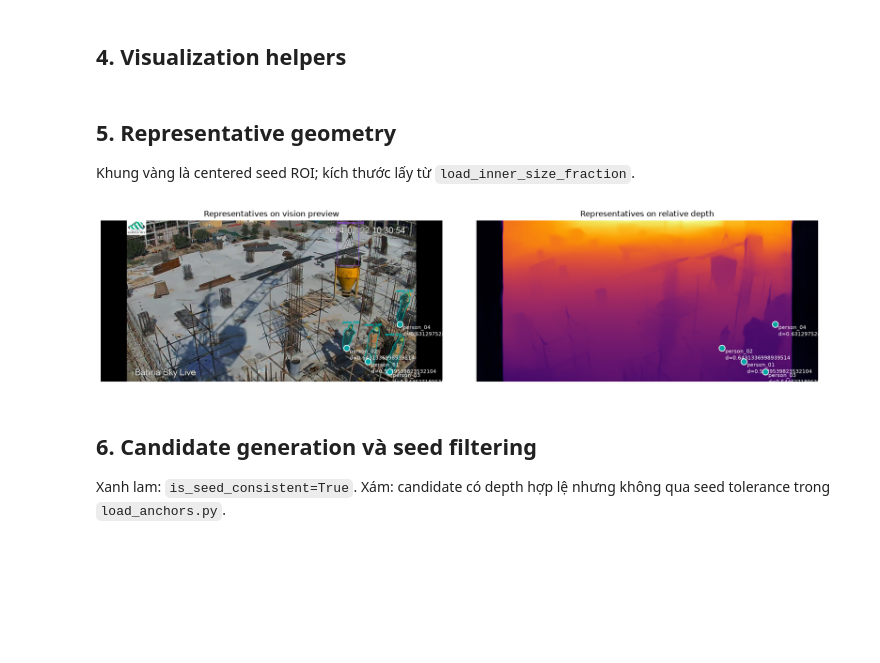
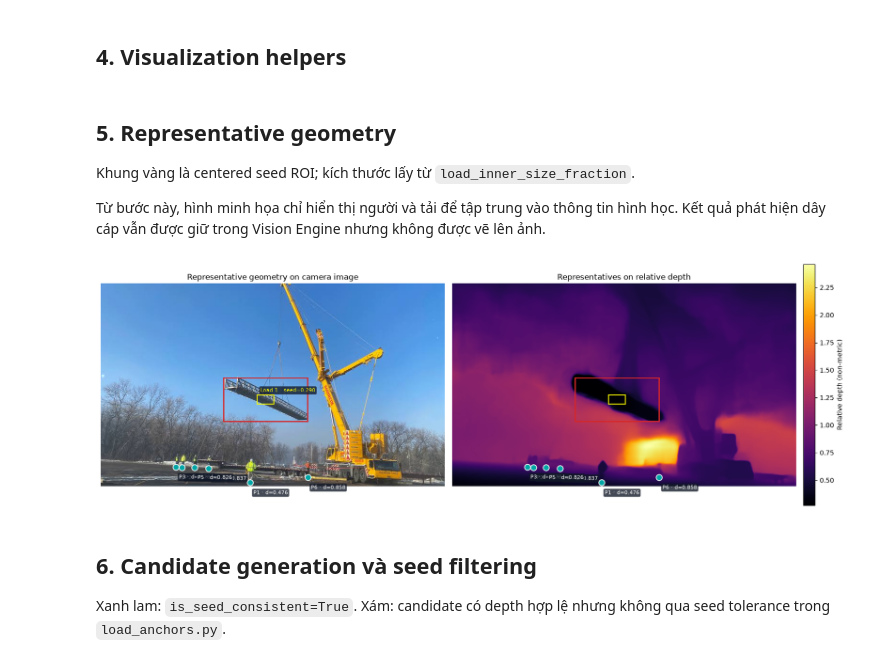
Before and after one commit to phucn01/crane-load-warning, a Jupyter notebook: notebooks/Vision_To_Geometry_Pipeline_Demo.ipynb, the cells around one changed output. Saved outputs shown, nothing was run; the diff lists cells and outputs as text; code cells hidden in the pictures; blank space fills up the shorter version.

Commit message:
feat(geometry): refine final anchors and pipeline visualizations

```diff
--- a/notebooks/Vision_To_Geometry_Pipeline_Demo.ipynb
+++ b/notebooks/Vision_To_Geometry_Pipeline_Demo.ipynb
@@ -81,7 +81,7 @@ Project root: D:\crane-load-warning
 ## 1. Input và cấu hình
 # %%
 # IMAGE_PATH = PROJECT_ROOT / 'data' / 'samples' / '16.png'
-IMAGE_PATH = Path(r"D:\crane-danger-zone-detection\vision_engine\datasets\demo\images\Crane_fall_zone_07.jpg")
+IMAGE_PATH = Path(r"D:\crane-danger-zone-detection\vision_engine\datasets\demo\images\Crane_fall_zone_03.jpg")
 MODELS_CONFIG_PATH = PROJECT_ROOT / 'configs' / 'models.local.yaml'
 GEOMETRY_CONFIG_PATH = PROJECT_ROOT / 'configs' / 'geometry.local.yaml'
 RISK_POLICY_CONFIG_PATH = PROJECT_ROOT / 'configs' / 'risk-policy.example.yaml'
@@ -316,19 +324,20 @@ def centered_inner_bbox(bbox, size_fraction):
     half_height = (y2 - y1) * size_fraction / 2.0
     return cx - half_width, cy - half_height, cx + half_width, cy + half_height
 
-def add_load_regions(axis, detection):
+def add_load_regions(axis, detection, *, show_inner_roi=True):
     x1, y1, x2, y2 = detection['bbox']
     axis.add_patch(Rectangle(
         (x1, y1), x2 - x1, y2 - y1, fill=False,
         edgecolor=COLORS['load'], linewidth=2, label='Hanging object',
     ))
-    ix1, iy1, ix2, iy2 = centered_inner_bbox(
-        detection['bbox'], geometry_config.representative_depth.load_inner_size_fraction,
-    )
-    axis.add_patch(Rectangle(
-        (ix1, iy1), ix2 - ix1, iy2 - iy1, fill=False,
-        edgecolor=COLORS['seed'], linewidth=1.5, label='Seed ROI',
-    ))
+    if show_inner_roi:
+        ix1, iy1, ix2, iy2 = centered_inner_bbox(
+            detection['bbox'], geometry_config.representative_depth.load_inner_size_fraction,
+        )
+        axis.add_patch(Rectangle(
+            (ix1, iy1), ix2 - ix1, iy2 - iy1, fill=False,
+            edgecolor=COLORS['seed'], linewidth=1.5, label='Seed ROI',
+        ))
 
 def focus_on_bbox(axis, bbox):
     x1, y1, x2, y2 = bbox
@@ -354,34 +363,54 @@ def seed_sort_key(candidate):
 ## 5. Representative geometry
 
 Khung vàng là centered seed ROI; kích thước lấy từ `load_inner_size_fraction`.
+
+Từ bước này, hình minh họa chỉ hiển thị người và tải để tập trung vào thông tin hình học. Kết quả phát hiện dây cáp vẫn được giữ trong Vision Engine nhưng không được vẽ lên ảnh.
 # %%
+geometry_visual_detections = tuple(
+    detection for detection in vision_result.detections
+    if detection['class_name'] != 'hanging_rope'
+)
+geometry_rgb = cv2.cvtColor(image_bgr, cv2.COLOR_BGR2RGB)
+label_box = {'boxstyle': 'round,pad=0.25', 'facecolor': '#111827',
+             'edgecolor': 'none', 'alpha': 0.78}
+
 fig, axes = plt.subplots(1, 2, figsize=(16, 6), constrained_layout=True)
-axes[0].imshow(preview_rgb)
-axes[1].imshow(np.ma.masked_invalid(depth_map), cmap='inferno')
-for item in person_geometry:
+axes[0].imshow(geometry_rgb)
+depth_artist = axes[1].imshow(
+    np.ma.masked_invalid(depth_map), cmap='inferno',
+    vmin=depth_low, vmax=depth_high,
+)
+for person_index, item in enumerate(person_geometry, start=1):
     result = item['representative']
+    depth_label = 'n/a' if result.depth.value is None else f'{result.depth.value:.3f}'
     for axis in axes:
         axis.scatter(result.point.x, result.point.y, s=85, c=COLORS['person'],
                      edgecolors='white', linewidths=1.2, zorder=6)
-        axis.annotate(f"{item['object_id']}\nd={result.depth.value}",
+        axis.annotate(f'P{person_index} · d={depth_label}',
                       (result.point.x, result.point.y), xytext=(5, -18),
-                      textcoords='offset points', color='white', fontsize=8)
-for item in load_geometry:
+                      textcoords='offset points', color='white', fontsize=8, bbox=label_box)
+for load_index, item in enumerate(load_geometry, start=1):
     for axis in axes:
         add_load_regions(axis, item['detection'])
     ix1, iy1, _, _ = centered_inner_bbox(
         item['detection']['bbox'], geometry_config.representative_depth.load_inner_size_fraction,
     )
-    axes[0].annotate(f"{item['object_id']}\nseed={item['candidate_selection'].seed_depth}",
+    seed_depth = item['candidate_selection'].seed_depth
+    seed_label = 'n/a' if seed_depth is None else f'{seed_depth:.3f}'
+    axes[0].annotate(f'Load {load_index} · seed={seed_label}',
                      (ix1, iy1), xytext=(5, 5), textcoords='offset points',
-                     color=COLORS['seed'], fontsize=8)
-axes[0].set_title('Representatives on vision preview')
+                     color=COLORS['seed'], fontsize=8, bbox=label_box)
+axes[0].set_title('Representative geometry on camera image')
 axes[1].set_title('Representatives on relative depth')
+depth_colorbar = fig.colorbar(
+    depth_artist, ax=axes[1], fraction=0.035, pad=0.02,
+)
+depth_colorbar.set_label('Relative depth (non-metric)')
 for axis in axes:
     axis.axis('off')
 plt.show()
 # %% [output]
-[figure, old version]
+[figure, new version]
 # %% [markdown]
 ## 6. Candidate generation và seed filtering
 
```
Also changed, not shown: parts of 17 cells of this notebook, 4 other files.
